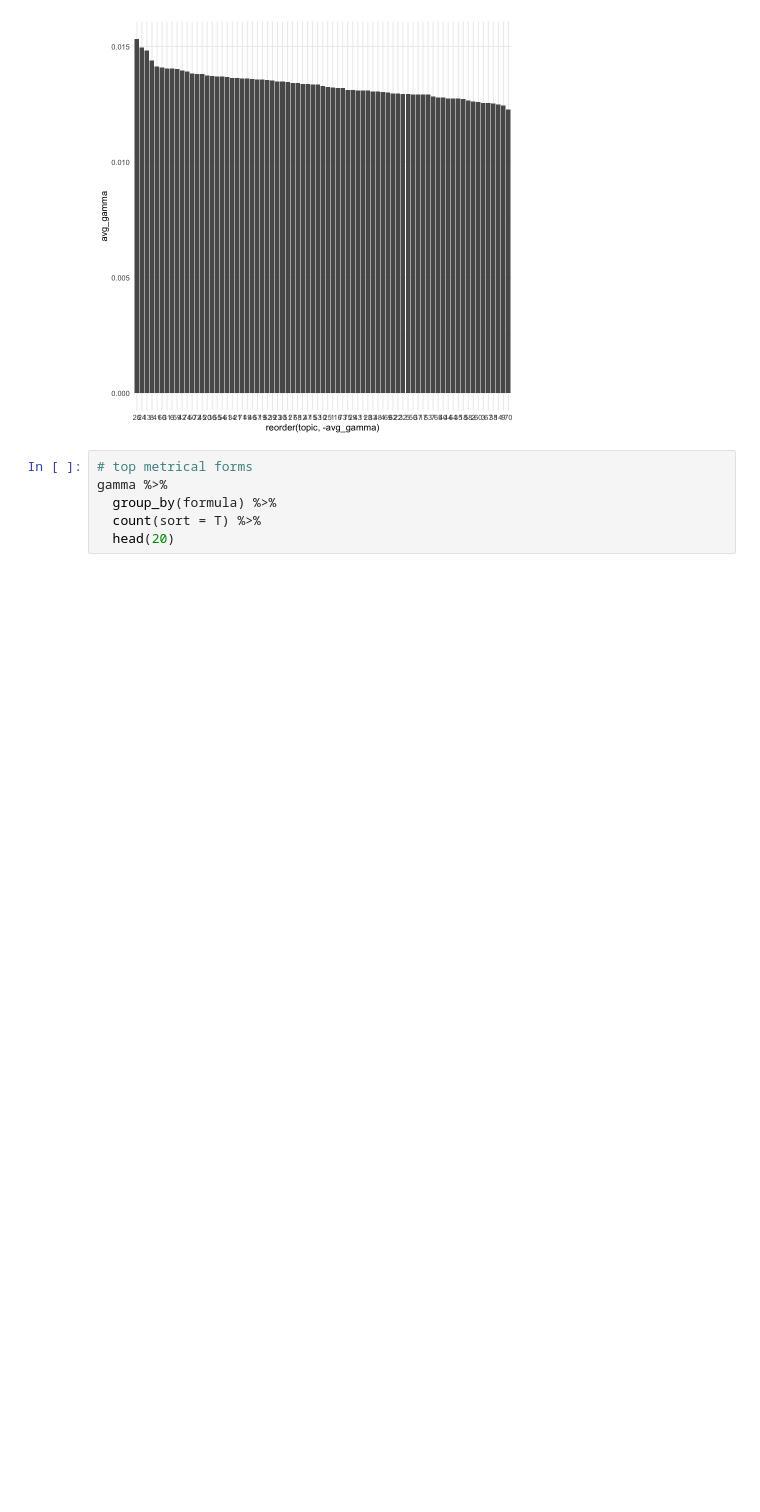
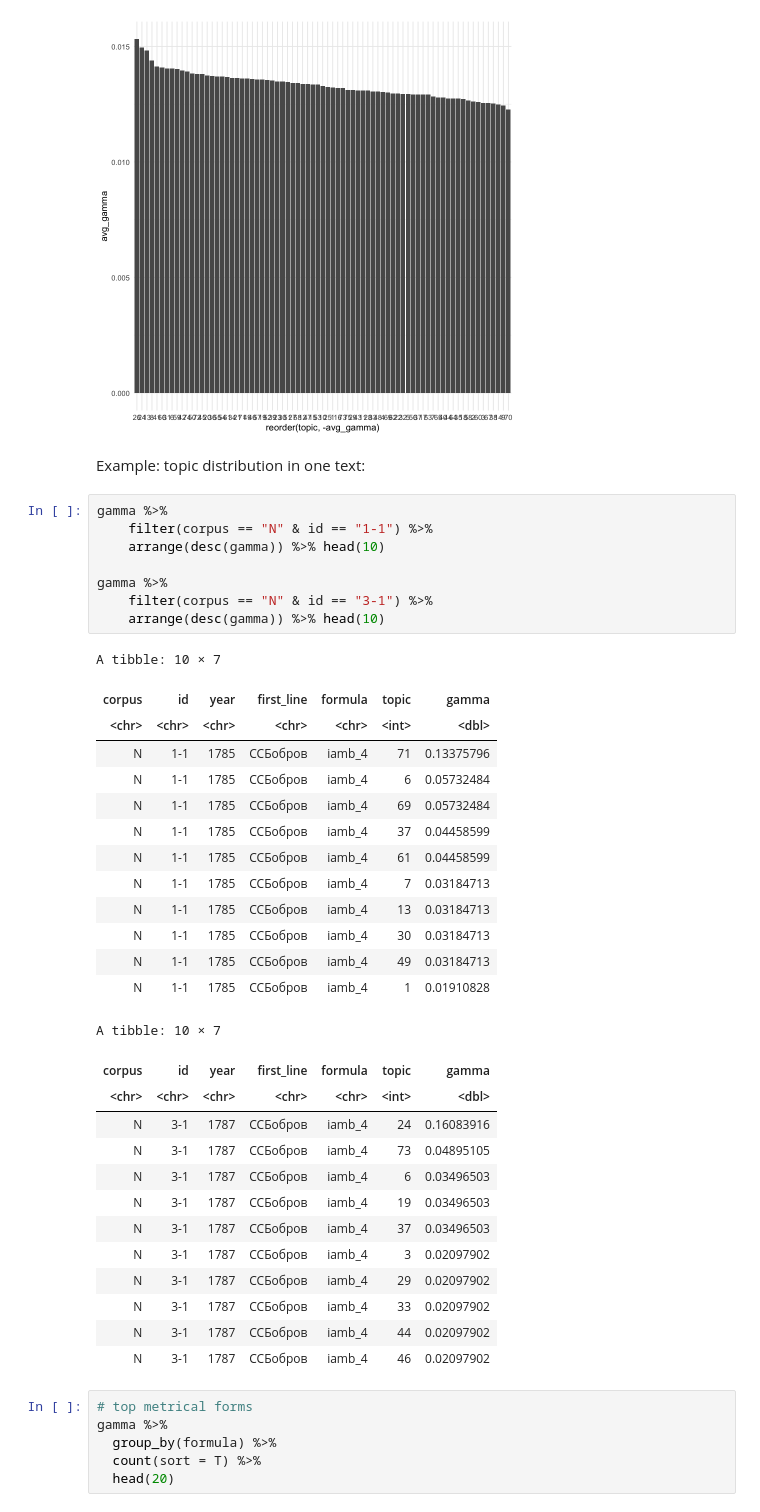
Before and after one commit to tonyamart/iamb_networks, a Jupyter notebook: scr/02_tm_model_creation.ipynb, the cells around one changed output. Drawn from its saved outputs; the diff is of its cells as text; blank space fills up the shorter version.

```diff
--- a/scr/02_tm_model_creation.ipynb
+++ b/scr/02_tm_model_creation.ipynb
@@ -130,6 +130,43 @@ A tibble: 10 × 2
 | 59 | 0.01401595 |
 | 42 | 0.01394805 |
 [figure]
+# %% [markdown]
+Example: topic distribution in one text:
+# %%
+gamma %>%
+    filter(corpus == "N" & id == "1-1") %>%
+    arrange(desc(gamma)) %>% head(10)
+
+gamma %>%
+    filter(corpus == "N" & id == "3-1") %>%
+    arrange(desc(gamma)) %>% head(10)
+# %% [output]
+A tibble: 10 × 7
+| corpus | id | year | first_line | formula | topic | gamma |
+| <chr> | <chr> | <chr> | <chr> | <chr> | <int> | <dbl> |
+| N | 1-1 | 1785 | ССБобров | iamb_4 | 71 | 0.13375796 |
+| N | 1-1 | 1785 | ССБобров | iamb_4 | 6 | 0.05732484 |
+| N | 1-1 | 1785 | ССБобров | iamb_4 | 69 | 0.05732484 |
+| N | 1-1 | 1785 | ССБобров | iamb_4 | 37 | 0.04458599 |
+| N | 1-1 | 1785 | ССБобров | iamb_4 | 61 | 0.04458599 |
+| N | 1-1 | 1785 | ССБобров | iamb_4 | 7 | 0.03184713 |
+| N | 1-1 | 1785 | ССБобров | iamb_4 | 13 | 0.03184713 |
+| N | 1-1 | 1785 | ССБобров | iamb_4 | 30 | 0.03184713 |
+| N | 1-1 | 1785 | ССБобров | iamb_4 | 49 | 0.03184713 |
+| N | 1-1 | 1785 | ССБобров | iamb_4 | 1 | 0.01910828 |
+A tibble: 10 × 7
+| corpus | id | year | first_line | formula | topic | gamma |
+| <chr> | <chr> | <chr> | <chr> | <chr> | <int> | <dbl> |
+| N | 3-1 | 1787 | ССБобров | iamb_4 | 24 | 0.16083916 |
+| N | 3-1 | 1787 | ССБобров | iamb_4 | 73 | 0.04895105 |
+| N | 3-1 | 1787 | ССБобров | iamb_4 | 6 | 0.03496503 |
+| N | 3-1 | 1787 | ССБобров | iamb_4 | 19 | 0.03496503 |
+| N | 3-1 | 1787 | ССБобров | iamb_4 | 37 | 0.03496503 |
+| N | 3-1 | 1787 | ССБобров | iamb_4 | 3 | 0.02097902 |
+| N | 3-1 | 1787 | ССБобров | iamb_4 | 29 | 0.02097902 |
+| N | 3-1 | 1787 | ССБобров | iamb_4 | 33 | 0.02097902 |
+| N | 3-1 | 1787 | ССБобров | iamb_4 | 44 | 0.02097902 |
+| N | 3-1 | 1787 | ССБобров | iamb_4 | 46 | 0.02097902 |
 # %%
 # top metrical forms
 gamma %>%
```
Also changed, not shown: 1 other file.
